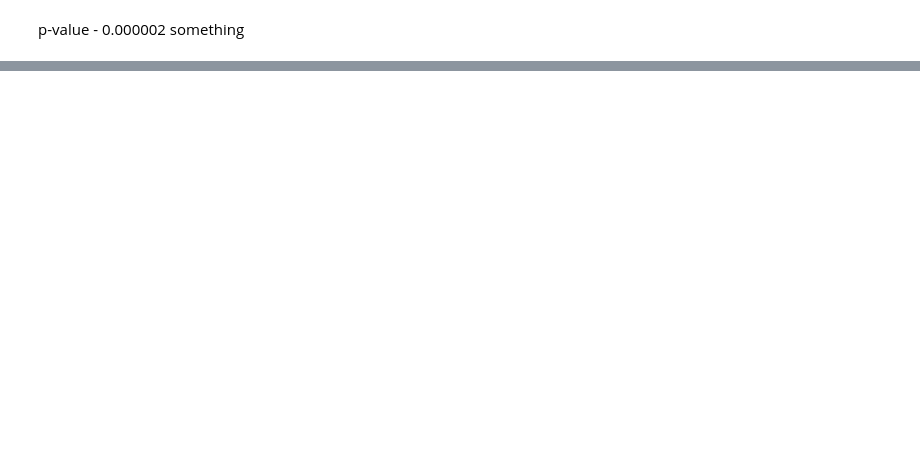
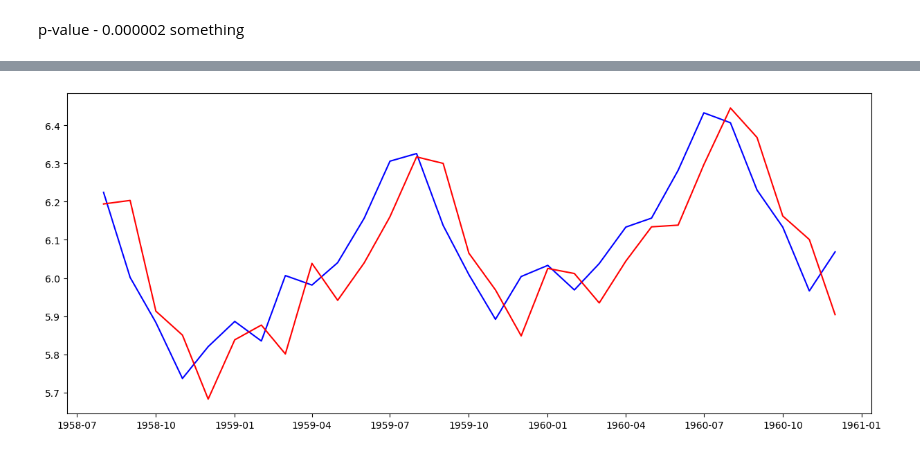
Before and after one commit to HishitaGupta/AI-ML-Progress, a Jupyter notebook: TimeSeriesForecasting/Arima.ipynb, the cells around one changed output, grey strips where cells are left out. Drawn from its saved outputs; the diff is of its cells as text; code cells hidden in the pictures; blank space fills up the shorter version.

Commit message:
Arima completed

```diff
--- a/TimeSeriesForecasting/Arima.ipynb
+++ b/TimeSeriesForecasting/Arima.ipynb
@@ -372,0 +395,9 @@ p-value - 0.000002 something
+# %%
+# Define the train-test split ratio
+train_size = int(len(ts_log) * 0.8)  # 80% for training, 20% for testing
+
+# Split the data
+train, test = ts_log[0:train_size], ts_log[train_size:]
+
+print(f"Training size: {len(train)}")
+print(f"Testing size: {len(test)}")
@@ -372,0 +478,24 @@ p-value - 0.000002 something
+# %%
+# Replace with your optimal values
+best_order = (best_p, best_d, best_q)
+
+history =  [x for x in train]
+predictions = list()
+
+for t in range(len(test)):
+    try:
+        model = ARIMA(history, order =(1,0,1))
+        model_fit = model.fit()
+        output = model_fit.forecast()
+        yhat= output[0]
+        predictions.append(yhat)
+        obs = test[t]
+        history.append(obs) # Step Forecasting
+    except (ValueError):
+        pass
+    print(t, output)
+    print('predicted=%f,expected=%f' %(yhat,obs))
+
+error = mean_squared_error(test,predictions)
+rmse = mean_squared_error(test,predictions)**0.5
+print('Test MSE: %.3f' % rmse)
@@ -372,0 +520,7 @@ p-value - 0.000002 something
+# %%
+pred_series = pd.Series(predictions, index=test.index)
+plt.plot(test,color='blue',label='test')
+plt.plot(pred_series,color='red',label='pred')
+plt.show()
+# %% [output]
+[figure, added]
```
Also changed, not shown: parts of 27 cells of this notebook, 1 other file.
